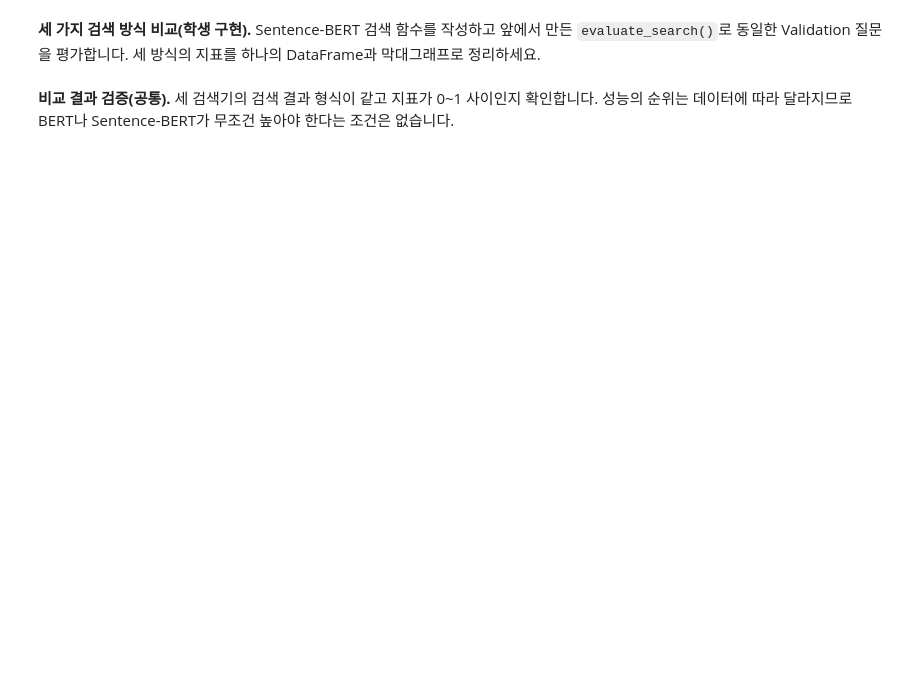
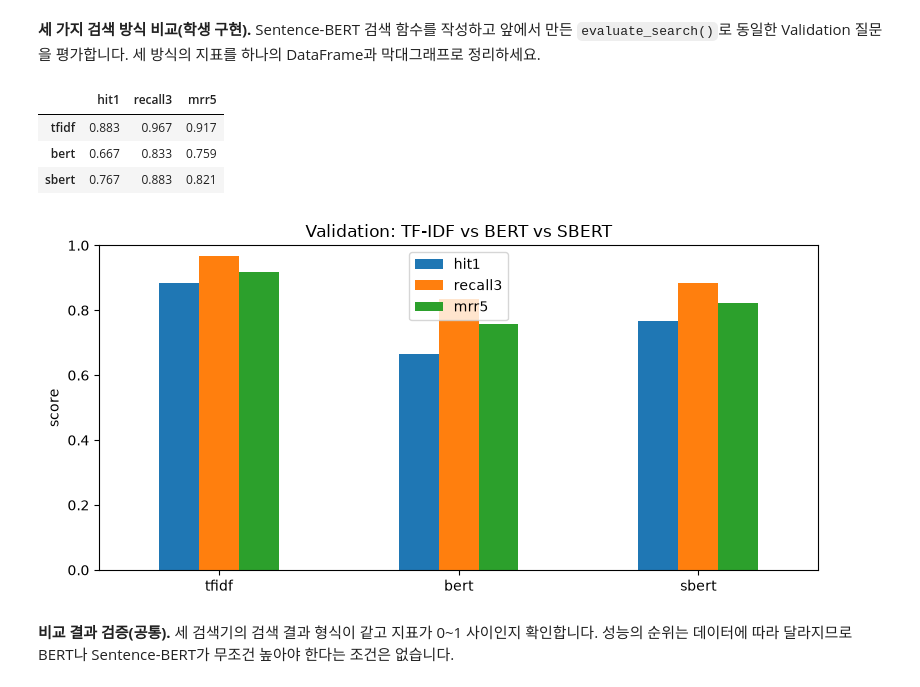
Before and after one commit to Gracecodeit/ai-mini-projects, a Jupyter notebook: mini-project-02/code/NLP_BERT_MiniProject_Student.ipynb, the cells around one changed output. Drawn from its saved outputs; the diff is of its cells as text; code cells hidden in the pictures; blank space fills up the shorter version.

```diff
--- a/mini-project-02/code/NLP_BERT_MiniProject_Student.ipynb
+++ b/mini-project-02/code/NLP_BERT_MiniProject_Student.ipynb
@@ -347,13 +466,15 @@ BERT는 토큰마다 벡터 하나를 출력하지만 검색에서는 **질문 1
 
 def mean_pooling(last_hidden_state, attention_mask):
     """(B,T,H)+(B,T) → (B,H), 패딩 제외 토큰 평균."""
-    # TODO 4-1. 패딩 위치의 벡터가 평균에 들어가지 않도록, attention_mask를 토큰 벡터와 곱할 수 있는
-    #           모양 (B,T,1)로 바꾸세요.
-    # TODO 4-2. 토큰 벡터에 mask를 적용해 패딩 위치의 벡터를 0으로 만드세요.
-    # TODO 4-3. 토큰 축(T)을 따라 벡터를 합해 문장마다 벡터 하나 (B,H)가 되게 하세요.
-    # TODO 4-4. 문장별 유효 토큰 수로 나누어 평균 (B,H)를 반환하세요.
-    #           유효 토큰 수가 0인 경우에도 0으로 나누지 않도록 처리합니다.
-    raise NotImplementedError('CP-04 Masked Mean Pooling을 구현하세요.')
+    # 4-1. mask를 (B,T) → (B,T,1)로 바꾸고, 벡터와 같은 소수점 타입으로 맞추기
+    mask_expanded = attention_mask.unsqueeze(-1).to(last_hidden_state.dtype)
+    # 4-2. 패딩 위치의 벡터를 0으로 만들기
+    masked = last_hidden_state * mask_expanded
+    # 4-3. 토큰 축(T)을 따라 합치기 → (B,H)
+    summed = masked.sum(dim=1)
+    # 4-4. 진짜 토큰 개수로 나누기 (0으로 나누는 것 방지: 최소 1)
+    counts = mask_expanded.sum(dim=1).clamp(min=1)
+    return summed / counts
 
 sentence_vecs = mean_pooling(last_hidden, mask)
 print('Pooling 후:', tuple(sentence_vecs.shape))
@@ -580,18 +758,46 @@ print('SBERT 문서 벡터:', sbert_doc_vectors.shape)
 # %%
 # [학생 구현] CP-08 — Sentence-BERT 검색 + 성능 비교
 
 def search_sbert(query, k=5):
     query = str(query)
-    # TODO 8-1. sbert_query_cache에 query가 있으면 캐시를, 없으면 sbert_model.encode()를 사용하세요.
-    # TODO 8-2. 질문 벡터와 sbert_doc_vectors의 코사인 유사도를 계산하고 top_k_results()로 검색 결과를 반환하세요.
-    raise NotImplementedError('CP-08 SBERT 검색을 구현하세요.')
+    # 8-1. 캐시에 있으면 재사용, 없으면 SBERT로 새로 계산
+    if query in sbert_query_cache:
+        query_vec = sbert_query_cache[query]
+    else:
+        query_vec = sbert_model.encode([query], normalize_embeddings=True,
+                                       convert_to_numpy=True)[0]
+    # 8-2. 문서 200개와의 코사인 유사도 → 상위 k개
+    scores = cosine_scores(query_vec, sbert_doc_vectors)
+    return top_k_results(scores, corpus_df, k)
 
-# TODO 8-3. evaluate_search(search_sbert, valid_df)로 SBERT Validation을 평가하고
-#           결과를 sbert_summary, sbert_detail이라는 이름으로 받으세요.
-# TODO 8-4. tfidf_summary, bert_summary, sbert_summary를 comparison_df로 만드세요.
-#             행: tfidf, bert, sbert / 열: hit1, recall3, mrr5
-# TODO 8-5. comparison_df를 cp08_validation_comparison.csv로 저장하고 막대그래프를 그리세요.
-raise NotImplementedError('CP-08 세 검색 방식의 성능을 비교하세요.')
+
+# 8-3. SBERT 성능 평가 (CP-07에서 만든 평가 함수를 그대로 재사용)
+sbert_summary, sbert_detail = evaluate_search(search_sbert, valid_df)
+
+# 8-4. 세 방식의 점수를 한 표로 정리 (행: tfidf, bert, sbert)
+comparison_df = pd.DataFrame({'tfidf': tfidf_summary,
+                              'bert': bert_summary,
+                              'sbert': sbert_summary}).T[['hit1', 'recall3', 'mrr5']]
+
+# 8-5. CSV 저장 + 막대그래프
+comparison_df.to_csv(TABLES / 'cp08_validation_comparison.csv', encoding='utf-8-sig')
+display(comparison_df.round(3))
+
+fig, ax = plt.subplots(figsize=(8, 4))
+comparison_df.plot(kind='bar', ax=ax)
+ax.set_title('Validation: TF-IDF vs BERT vs SBERT')
+ax.set_ylabel('score')
+ax.set_ylim(0, 1)
+ax.tick_params(axis='x', rotation=0)
+fig.tight_layout()
+fig.savefig(FIGURES / 'cp08_validation_comparison.png', dpi=150, bbox_inches='tight')
+plt.show()
+# %% [output]
+|  | hit1 | recall3 | mrr5 |
+| tfidf | 0.883 | 0.967 | 0.917 |
+| bert | 0.667 | 0.833 | 0.759 |
+| sbert | 0.767 | 0.883 | 0.821 |
+[figure, added]
 # %% [markdown]
 **비교 결과 검증(공통).** 세 검색기의 검색 결과 형식이 같고 지표가 0~1 사이인지 확인합니다. 성능의 순위는 데이터에 따라 달라지므로 BERT나 Sentence-BERT가 무조건 높아야 한다는 조건은 없습니다.
 # %%
```
Also changed, not shown: parts of 30 cells of this notebook.
